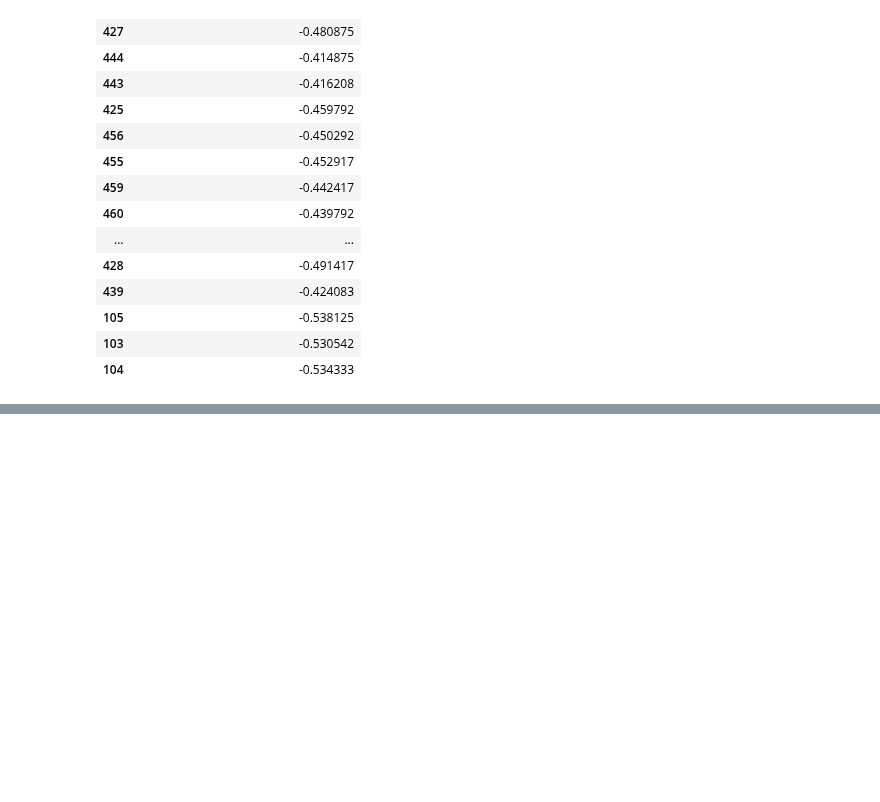
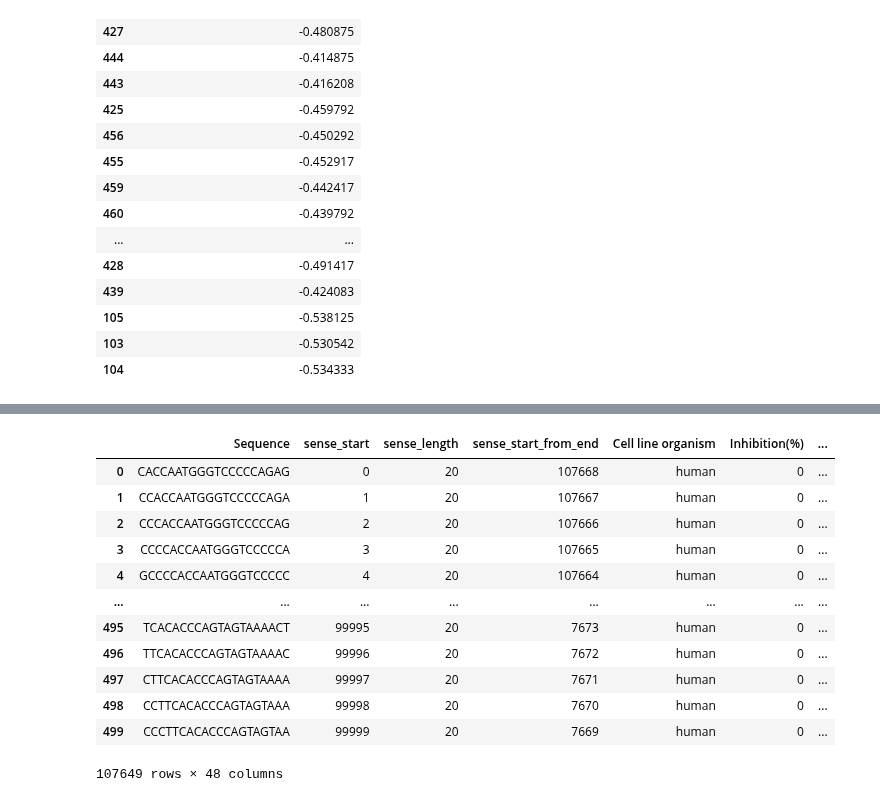
Before and after one commit to RedPenguin100/ASOdesign, a Jupyter notebook: scripts/Models/Model2.ipynb, the cells around one changed output, grey strips where cells are left out. Cells and saved outputs as stored; diff of their text form; code cells hidden in the pictures; blank space fills up the shorter version.

```diff
--- a/scripts/Models/Model2.ipynb
+++ b/scripts/Models/Model2.ipynb
@@ -1162,0 +1531,5 @@ cai_h
+# %%
+files = sorted(glob.glob(f"out/TP53BP1/batch_*.csv"))
+df_tp53bp1_accessibility = pd.concat([pd.read_csv(f) for f in files], axis=0)
+# %%
+df_tp53bp1 = df_tp53bp1_accessibility
@@ -1162,0 +1610,22 @@ cai_h
+# %%
+from pathlib import Path
+import pandas as pd
+from asodesigner.consts import *
+
+DATA_mRNA_PATH = PROJECT_PATH / "scripts" / "data_genertion" / "cell_line_expression"
+
+FILENAMES = [
+    "ACH-000232_transcriptome.csv",
+    "ACH-000463_transcriptome.csv",
+    "ACH-000739_transcriptome.csv",
+    "ACH-001086_transcriptome.csv",
+    "ACH-001188_transcriptome.csv",
+    "ACH-001328_transcriptome.csv",
+]
+
+EXTERNAL_MRNA_FILES = [DATA_mRNA_PATH / fn for fn in FILENAMES]
+# %%
+d_orig = load_mrna_by_gene_from_files(
+    [str(p) for p in EXTERNAL_MRNA_FILES],
+    seq_column="Original Transcript sequence"
+)
@@ -1162,0 +1962,16 @@ cai_h
+# %%
+df_tp53bp1
+# %% [output]
+|  | Sequence | sense_start | sense_length | sense_start_from_end | Cell line organism | Inhibition(%) | ... |
+| 0 | CACCAATGGGTCCCCCAGAG | 0 | 20 | 107668 | human | 0 | ... |
+| 1 | CCACCAATGGGTCCCCCAGA | 1 | 20 | 107667 | human | 0 | ... |
+| 2 | CCCACCAATGGGTCCCCCAG | 2 | 20 | 107666 | human | 0 | ... |
+| 3 | CCCCACCAATGGGTCCCCCA | 3 | 20 | 107665 | human | 0 | ... |
+| 4 | GCCCCACCAATGGGTCCCCC | 4 | 20 | 107664 | human | 0 | ... |
+| ... | ... | ... | ... | ... | ... | ... | ... |
+| 495 | TCACACCCAGTAGTAAAACT | 99995 | 20 | 7673 | human | 0 | ... |
+| 496 | TTCACACCCAGTAGTAAAAC | 99996 | 20 | 7672 | human | 0 | ... |
+| 497 | CTTCACACCCAGTAGTAAAA | 99997 | 20 | 7671 | human | 0 | ... |
+| 498 | CCTTCACACCCAGTAGTAAA | 99998 | 20 | 7670 | human | 0 | ... |
+| 499 | CCCTTCACACCCAGTAGTAA | 99999 | 20 | 7669 | human | 0 | ... |
+107649 rows × 48 columns
```
Also changed, not shown: parts of 55 cells of this notebook, 7 other files.
